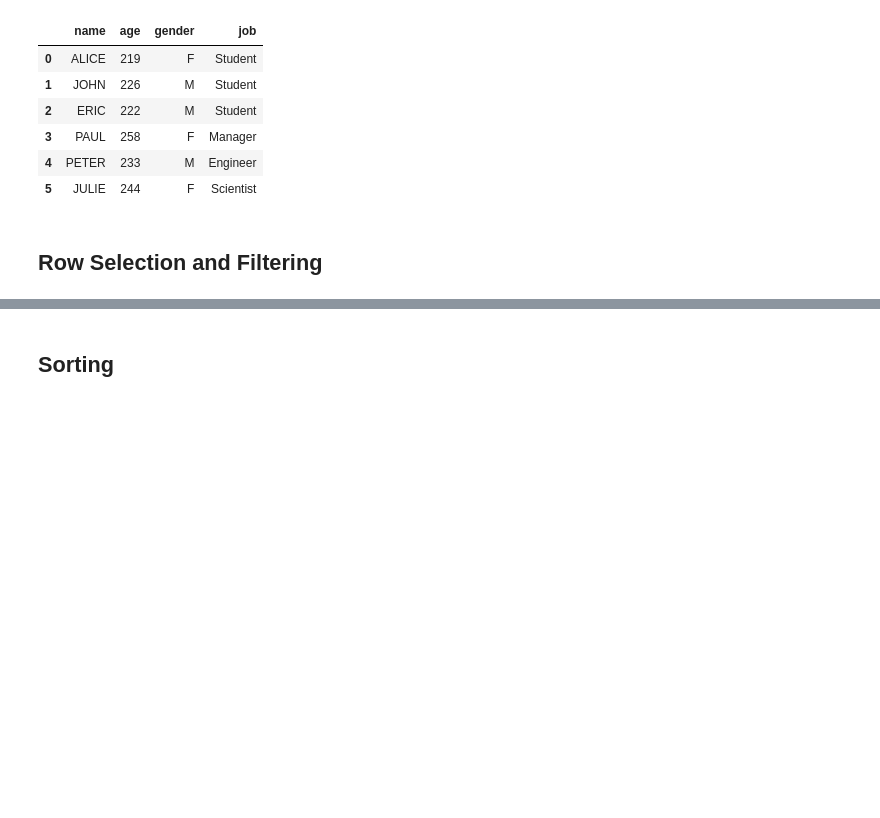
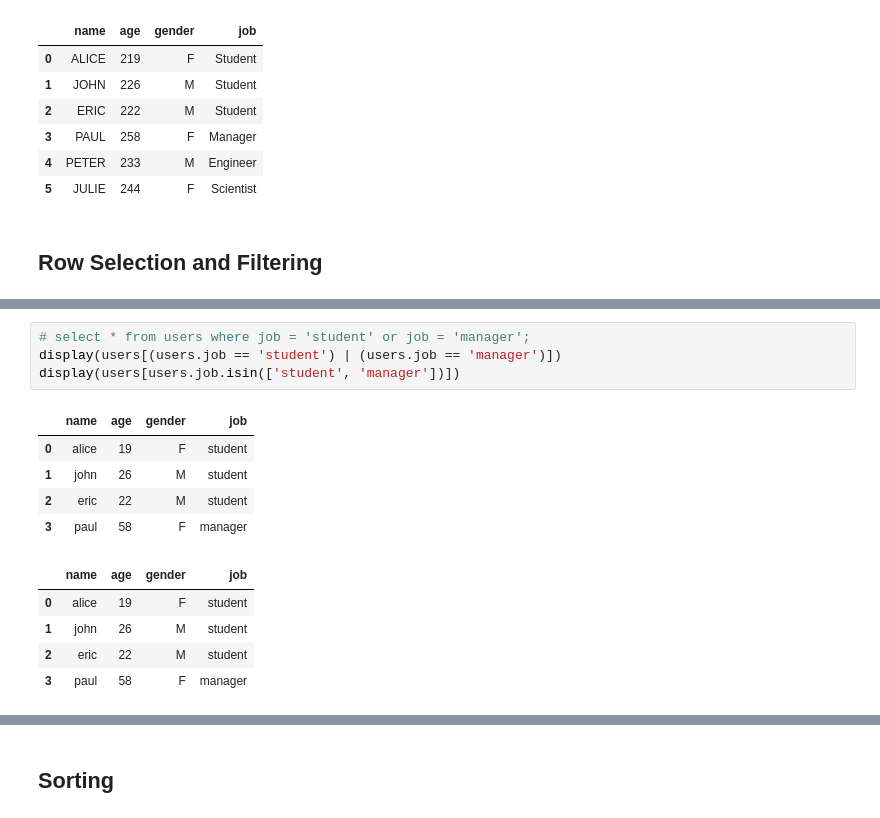
Before and after one commit to toarnabtrainer/AEC_ML_Batch_1_August_2026, a Jupyter notebook: Pandas.ipynb, the cells around one changed output, grey strips where cells are left out. Cells and saved outputs as stored; diff of their text form; blank space fills up the shorter version.

```diff
--- a/Pandas.ipynb
+++ b/Pandas.ipynb
@@ -715,0 +741,15 @@ Name: age, dtype: int64
+# %%
+# select * from users where job = 'student' or job = 'manager';
+display(users[(users.job == 'student') | (users.job == 'manager')])
+display(users[users.job.isin(['student', 'manager'])])
+# %% [output]
+|  | name | age | gender | job |
+| 0 | alice | 19 | F | student |
+| 1 | john | 26 | M | student |
+| 2 | eric | 22 | M | student |
+| 3 | paul | 58 | F | manager |
+|  | name | age | gender | job |
+| 0 | alice | 19 | F | student |
+| 1 | john | 26 | M | student |
+| 2 | eric | 22 | M | student |
+| 3 | paul | 58 | F | manager |
```
Also changed, not shown: parts of 11 cells of this notebook.
